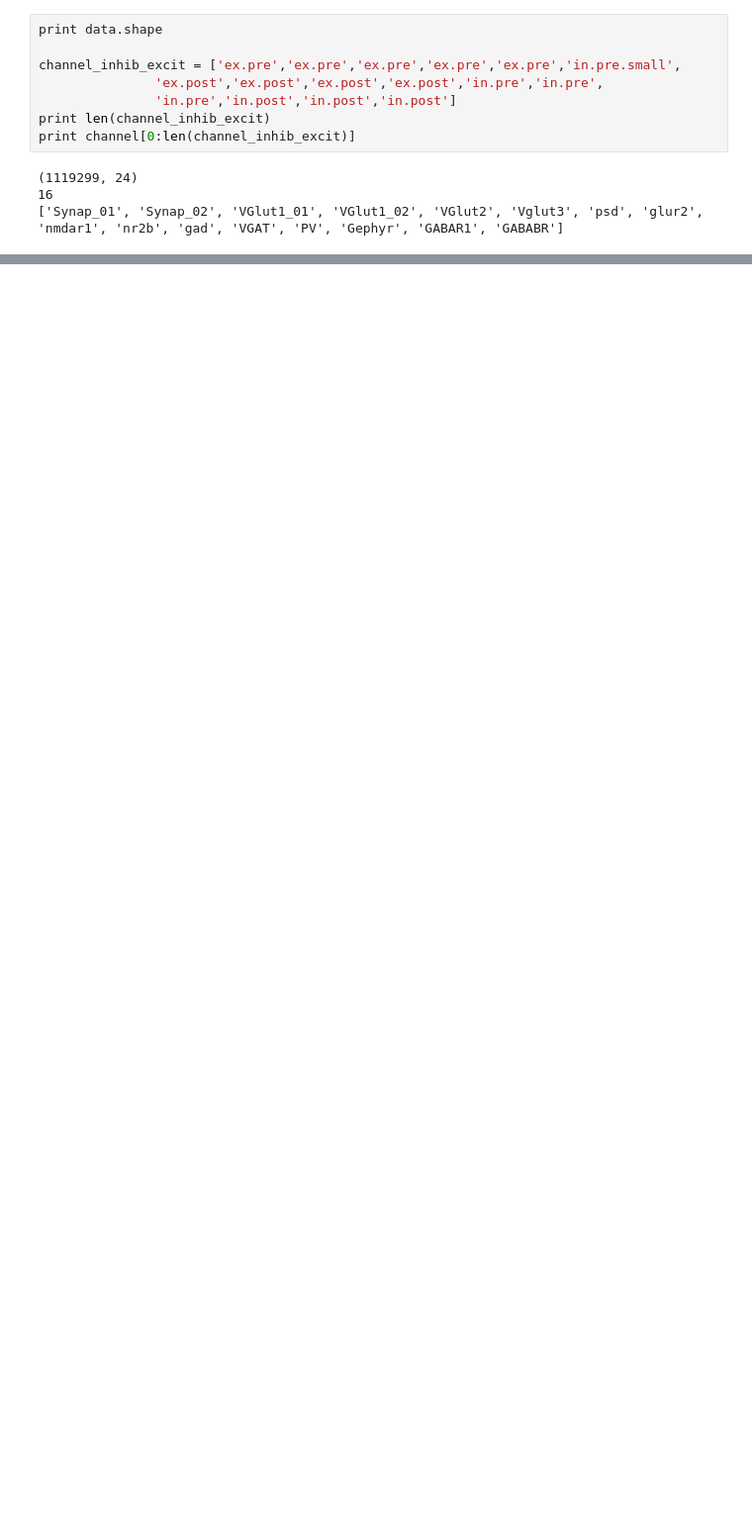
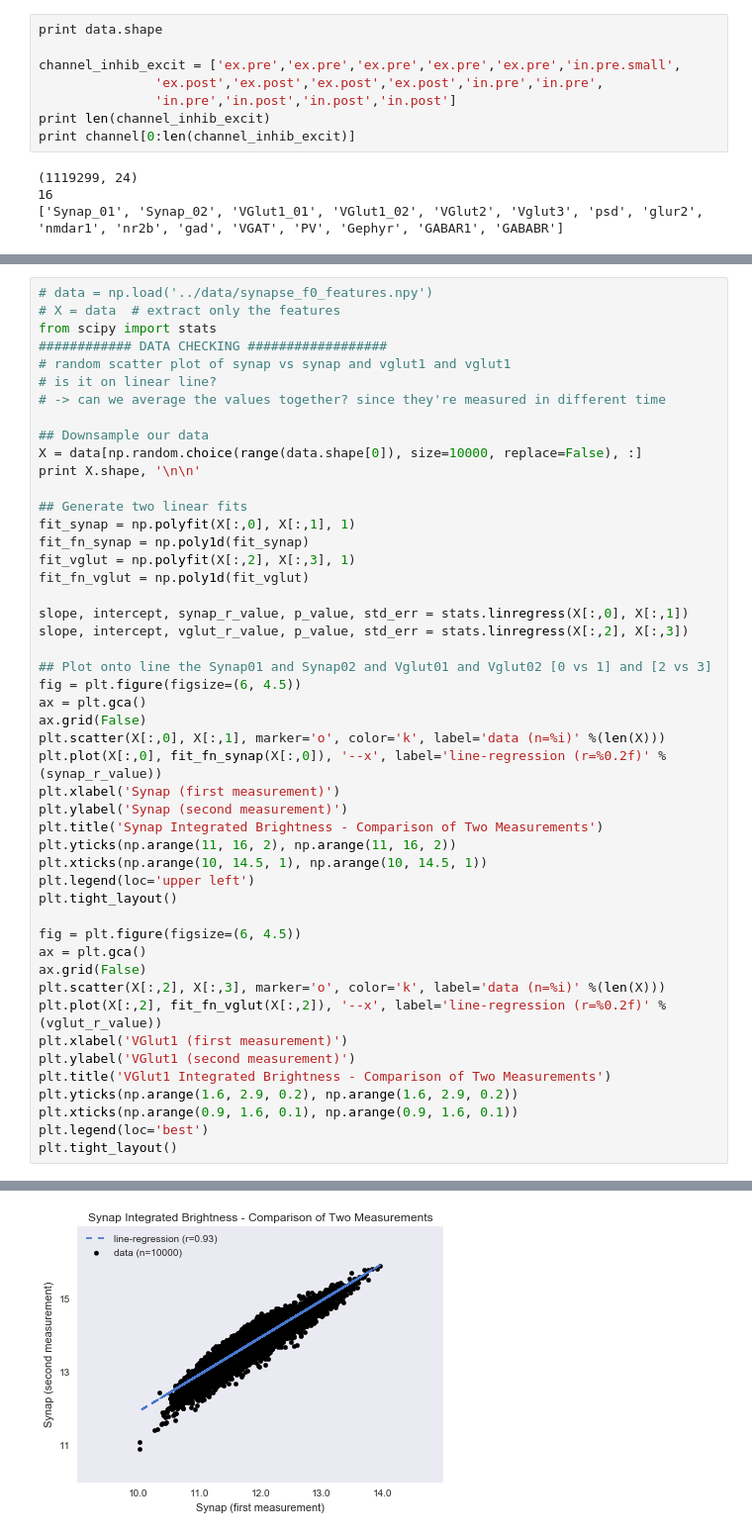
Before and after one commit to Upward-Spiral-Science/the-vat, a Jupyter notebook: New Exploring/exploratory analysis.ipynb, the cells around one changed output, grey strips where cells are left out. Shown: that part at 99% size. Saved outputs shown, nothing was run; the diff lists cells and outputs as text; blank space fills up the shorter version.

Commit message:
Added linearity check on the data synapse.

```diff
--- a/New Exploring/exploratory analysis.ipynb
+++ b/New Exploring/exploratory analysis.ipynb
@@ -263,0 +235,49 @@ print channel[0:len(channel_inhib_excit)]
+# %%
+# data = np.load('../data/synapse_f0_features.npy')
+# X = data  # extract only the features
+from scipy import stats
+############ DATA CHECKING ##################
+# random scatter plot of synap vs synap and vglut1 and vglut1
+# is it on linear line?
+# -> can we average the values together? since they're measured in different time
+
+## Downsample our data
+X = data[np.random.choice(range(data.shape[0]), size=10000, replace=False), :]
+print X.shape, '\n\n'
+
+## Generate two linear fits
+fit_synap = np.polyfit(X[:,0], X[:,1], 1)
+fit_fn_synap = np.poly1d(fit_synap)
+fit_vglut = np.polyfit(X[:,2], X[:,3], 1)
+fit_fn_vglut = np.poly1d(fit_vglut)
+
+slope, intercept, synap_r_value, p_value, std_err = stats.linregress(X[:,0], X[:,1])
+slope, intercept, vglut_r_value, p_value, std_err = stats.linregress(X[:,2], X[:,3])
+
+## Plot onto line the Synap01 and Synap02 and Vglut01 and Vglut02 [0 vs 1] and [2 vs 3]
+fig = plt.figure(figsize=(6, 4.5))
+ax = plt.gca()
+ax.grid(False)
+plt.scatter(X[:,0], X[:,1], marker='o', color='k', label='data (n=%i)' %(len(X)))
+plt.plot(X[:,0], fit_fn_synap(X[:,0]), '--x', label='line-regression (r=%0.2f)' %(synap_r_value))
+plt.xlabel('Synap (first measurement)')
+plt.ylabel('Synap (second measurement)')
+plt.title('Synap Integrated Brightness - Comparison of Two Measurements')
+plt.yticks(np.arange(11, 16, 2), np.arange(11, 16, 2))
+plt.xticks(np.arange(10, 14.5, 1), np.arange(10, 14.5, 1))
+plt.legend(loc='upper left')
+plt.tight_layout()
+
+fig = plt.figure(figsize=(6, 4.5))
+ax = plt.gca()
+ax.grid(False)
+plt.scatter(X[:,2], X[:,3], marker='o', color='k', label='data (n=%i)' %(len(X)))
+plt.plot(X[:,2], fit_fn_vglut(X[:,2]), '--x', label='line-regression (r=%0.2f)' %(vglut_r_value))
+plt.xlabel('VGlut1 (first measurement)')
+plt.ylabel('VGlut1 (second measurement)')
+plt.title('VGlut1 Integrated Brightness - Comparison of Two Measurements')
+plt.yticks(np.arange(1.6, 2.9, 0.2), np.arange(1.6, 2.9, 0.2))
+plt.xticks(np.arange(0.9, 1.6, 0.1), np.arange(0.9, 1.6, 0.1))
+plt.legend(loc='best')
+plt.tight_layout()
+# %% [output]
@@ -263,0 +285 @@ print channel[0:len(channel_inhib_excit)]
+[figure, added]
```
Also changed, not shown: parts of 14 cells of this notebook, 1 other file.
